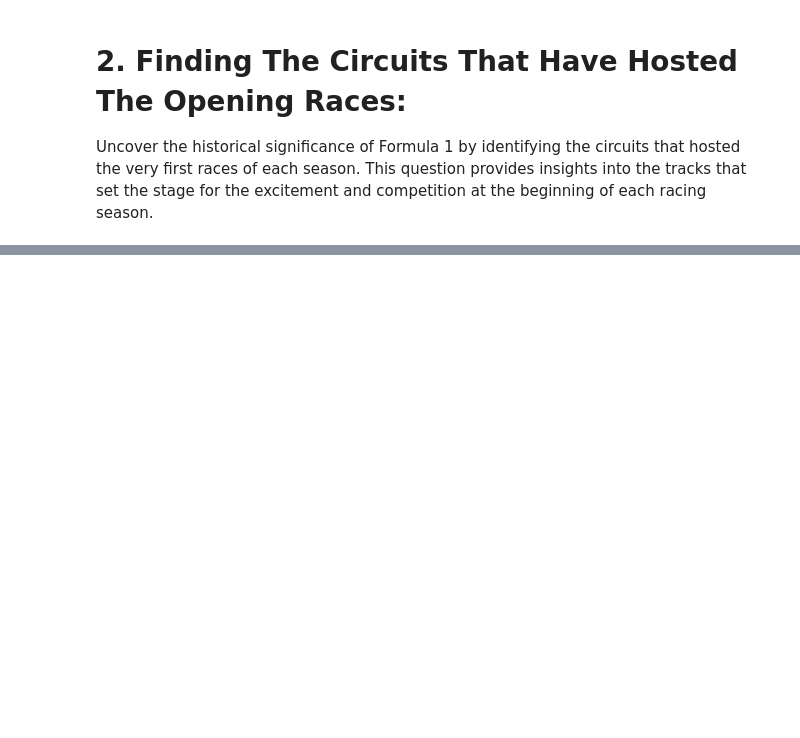
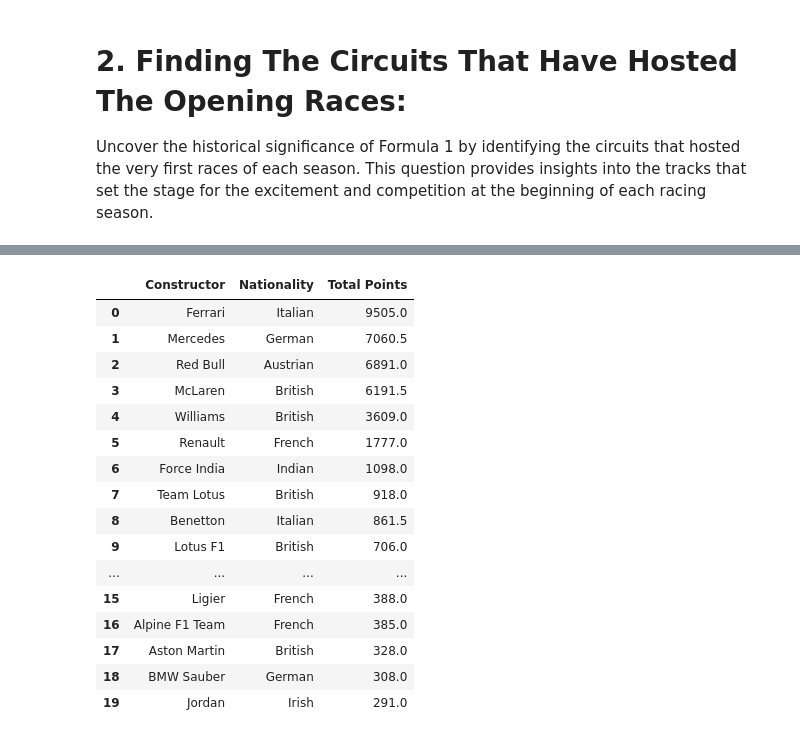
Before and after one commit to EshanKasliwal/F1-Data-Analysis-Using-SQL-And-Tableau, a Jupyter notebook: F1-EDA-Using-SQL.ipynb, the cells around one changed output, grey strips where cells are left out. Saved outputs shown, nothing was run; the diff lists cells and outputs as text; code cells hidden in the pictures; blank space fills up the shorter version.

```diff
--- a/F1-EDA-Using-SQL.ipynb
+++ b/F1-EDA-Using-SQL.ipynb
@@ -111,0 +149,28 @@ fig2.write_image("plot2.png")
+# %%
+constructor_all_time = pd.read_sql('''
+        SELECT c.name AS "Constructor", c.nationality AS "Nationality", SUM(points) AS "Total Points"
+        FROM constructor_results r, constructors c
+        WHERE c.constructorId = r.constructorId
+        GROUP BY "Constructor"
+        ORDER BY "Total Points" DESC
+        LIMIT 20;
+''', conn)
+constructor_all_time
+# %% [output]
+|  | Constructor | Nationality | Total Points |
+| 0 | Ferrari | Italian | 9505.0 |
+| 1 | Mercedes | German | 7060.5 |
+| 2 | Red Bull | Austrian | 6891.0 |
+| 3 | McLaren | British | 6191.5 |
+| 4 | Williams | British | 3609.0 |
+| 5 | Renault | French | 1777.0 |
+| 6 | Force India | Indian | 1098.0 |
+| 7 | Team Lotus | British | 918.0 |
+| 8 | Benetton | Italian | 861.5 |
+| 9 | Lotus F1 | British | 706.0 |
+| ... | ... | ... | ... |
+| 15 | Ligier | French | 388.0 |
+| 16 | Alpine F1 Team | French | 385.0 |
+| 17 | Aston Martin | British | 328.0 |
+| 18 | BMW Sauber | German | 308.0 |
+| 19 | Jordan | Irish | 291.0 |
```
Also changed, not shown: parts of 8 cells of this notebook, 3 other files.
